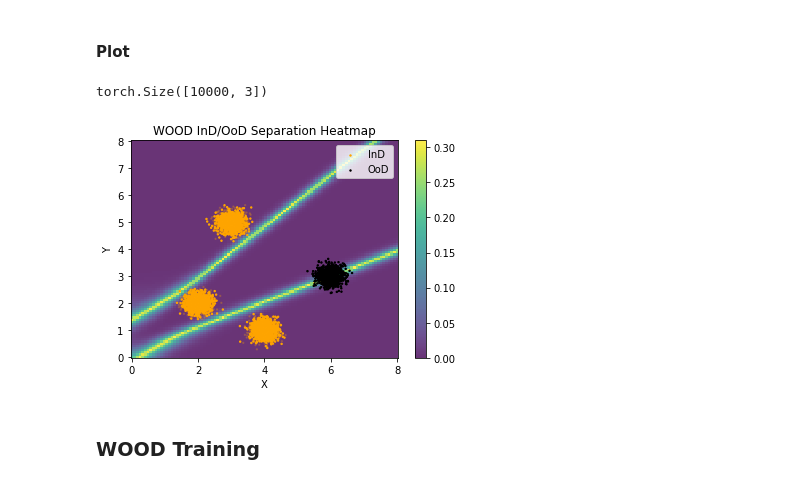
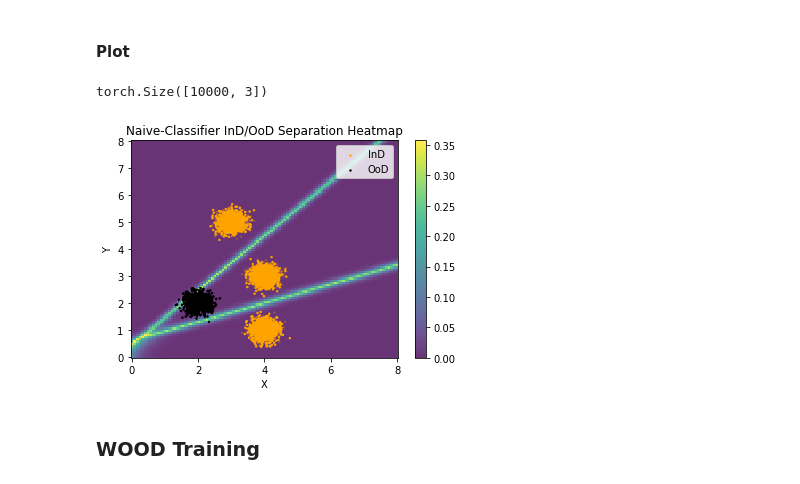
Before and after one commit to Xiaoyang-Song/Out-of-Distribution-GANs, a Jupyter notebook: Notebooks/simulation.ipynb, the cells around one changed output. Cells and saved outputs as stored; diff of their text form; code cells hidden in the pictures.

```diff
--- a/Notebooks/simulation.ipynb
+++ b/Notebooks/simulation.ipynb
@@ -17,10 +17,10 @@ from simulation import *
 # %%
 from simulation import get_sampler, cls_to_dset, get_train_test_samples
 MU = {
-    0: [2, 2],
+    0: [4, 3],
     1: [4, 1],
     2: [3, 5],
-    3: [6, 3]
+    3: [2, 2]
 }
 std = 0.2
 COV = {
@@ -75,7 +75,7 @@ from tqdm import tqdm
 from simulation import classifier_training
 D = DSIM()
 # Configuration
-max_epoch = 100
+max_epoch = 256
 lr = 1e-3
 optimizer = torch.optim.Adam(D.parameters(), lr=lr, betas=(0.9, 0.999))
 criterion = nn.CrossEntropyLoss()
@@ -94,10 +102,10 @@ Epoch  # 51 | Val loss: 0.0478                     | Val accuracy: 0.9997
 #### Plot
 # %%
 plot_wood = plot_heatmap(IND_X=IND_X, IND_X_TEST=IND_X_TEST, OOD_X=OOD_X, OOD_BATCH=OOD_X,
-                    D=D, method="WOOD", m=100)
+                    D=D, method="Naive-Classifier", m=100)
 # %% [output]
 torch.Size([10000, 3])
-[figure, old version]
+[figure, new version]
 # %% [markdown]
 ### WOOD Training
 # %%
```
Also changed, not shown: parts of 15 cells of this notebook, 9 other files.
